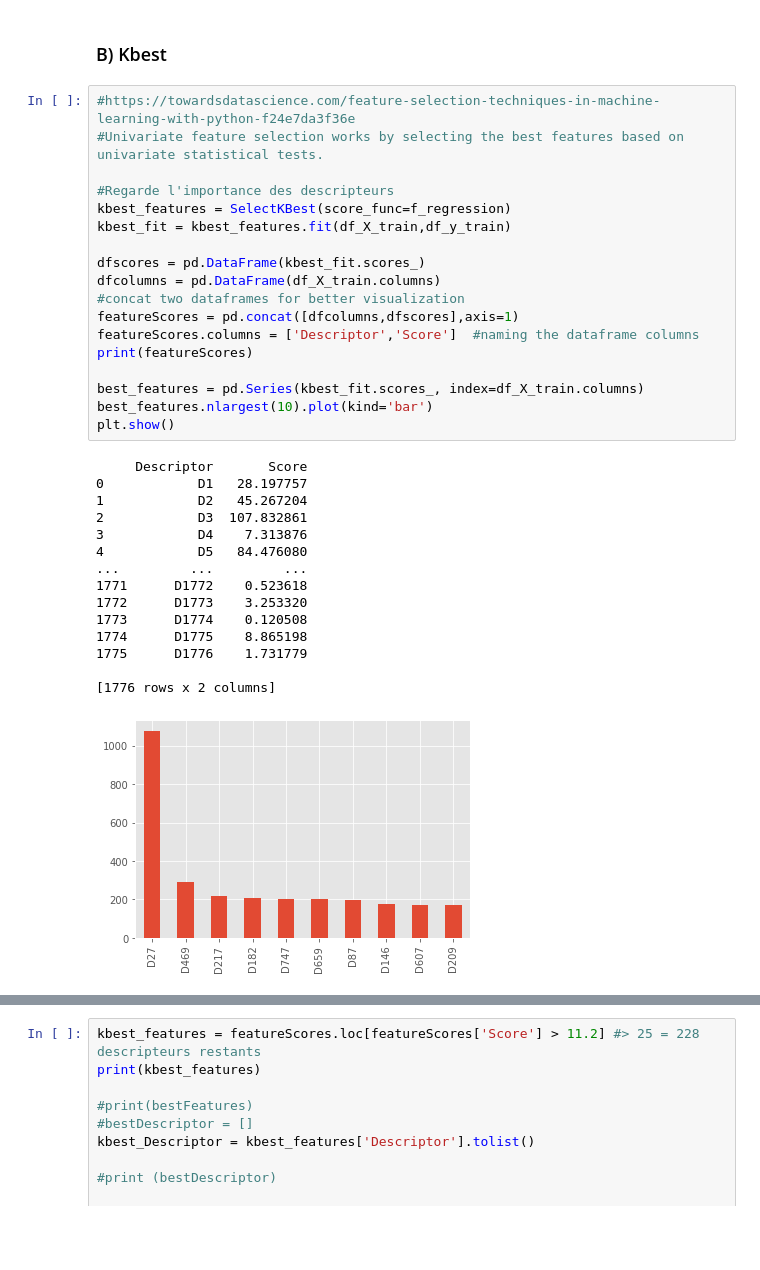
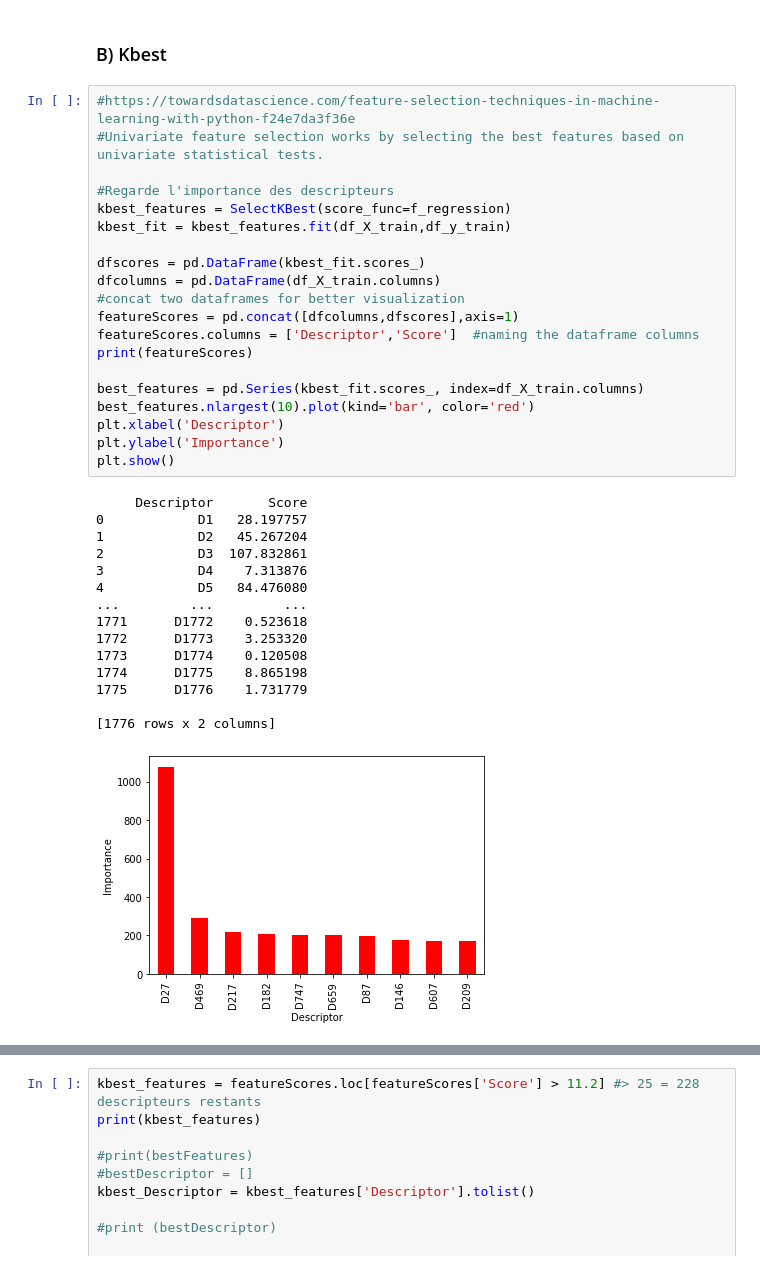
Before and after one commit to flotep/bioresponse, a Jupyter notebook: bioresponse.ipynb, the cells around one changed output, grey strips where cells are left out. Saved outputs shown, nothing was run; the diff lists cells and outputs as text; blank space fills up the shorter version.

```diff
--- a/bioresponse.ipynb
+++ b/bioresponse.ipynb
@@ -337,35 +338,37 @@ select_X_training, select_X_valid, select_y_training, select_y_valid = train_tes
 #Univariate feature selection works by selecting the best features based on univariate statistical tests.
 
 #Regarde l'importance des descripteurs
 kbest_features = SelectKBest(score_func=f_regression)
 kbest_fit = kbest_features.fit(df_X_train,df_y_train)
 
 dfscores = pd.DataFrame(kbest_fit.scores_)
 dfcolumns = pd.DataFrame(df_X_train.columns)
 #concat two dataframes for better visualization
 featureScores = pd.concat([dfcolumns,dfscores],axis=1)
 featureScores.columns = ['Descriptor','Score']  #naming the dataframe columns
 print(featureScores)
 
 best_features = pd.Series(kbest_fit.scores_, index=df_X_train.columns)
-best_features.nlargest(10).plot(kind='bar')
+best_features.nlargest(10).plot(kind='bar', color='red')
+plt.xlabel('Descriptor')
+plt.ylabel('Importance')
 plt.show()
 # %% [output]
      Descriptor       Score
 0            D1   28.197757
 1            D2   45.267204
 2            D3  107.832861
 3            D4    7.313876
 4            D5   84.476080
 ...         ...         ...
 1771      D1772    0.523618
 1772      D1773    3.253320
 1773      D1774    0.120508
 1774      D1775    8.865198
 1775      D1776    1.731779
 
 [1776 rows x 2 columns]
-[figure, old version]
+[figure, new version]
 # %%
 plt.figure(figsize=(10,5))
 plt.xlim(-25,200)
```
Also changed, not shown: parts of 23 cells of this notebook.
